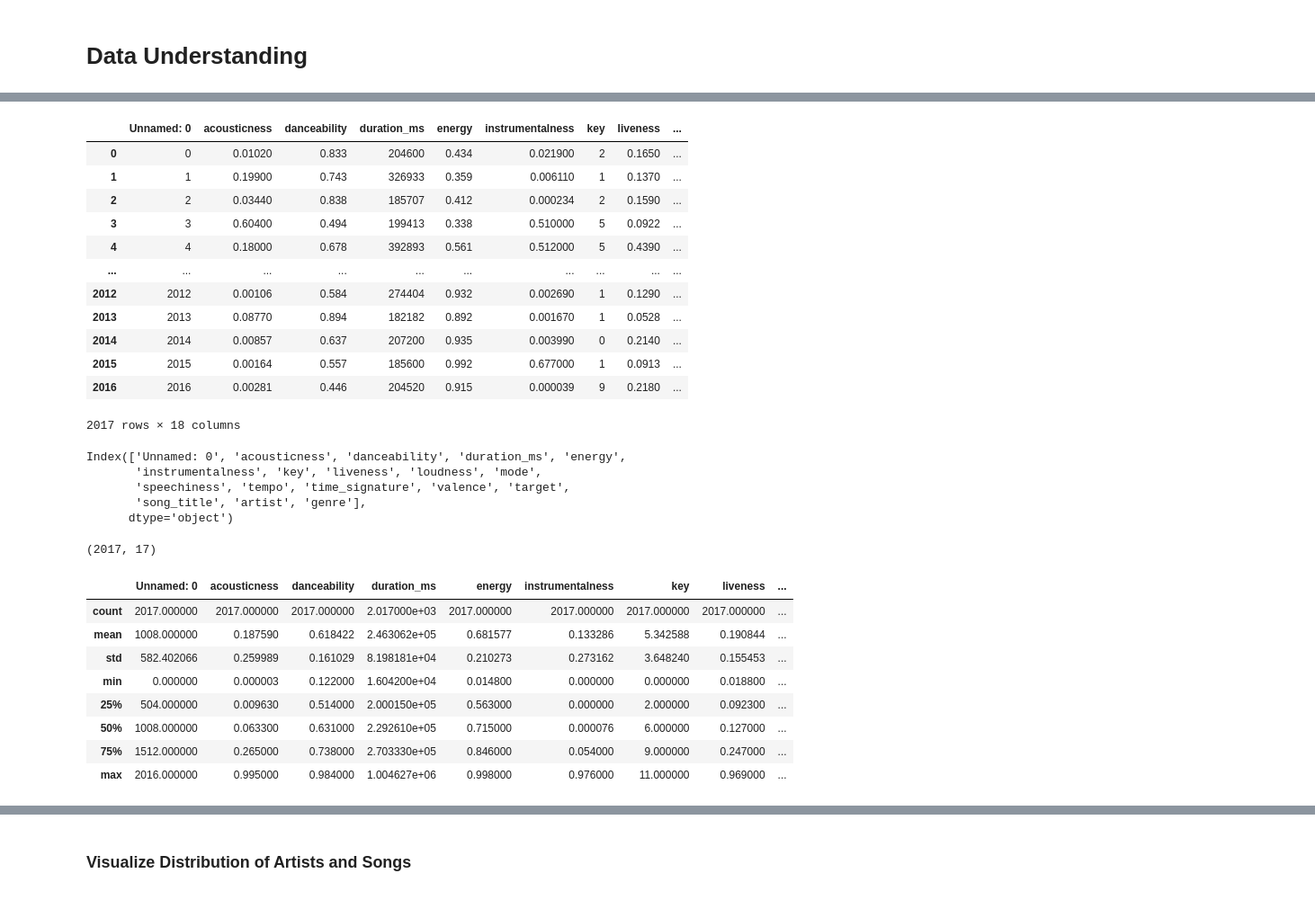
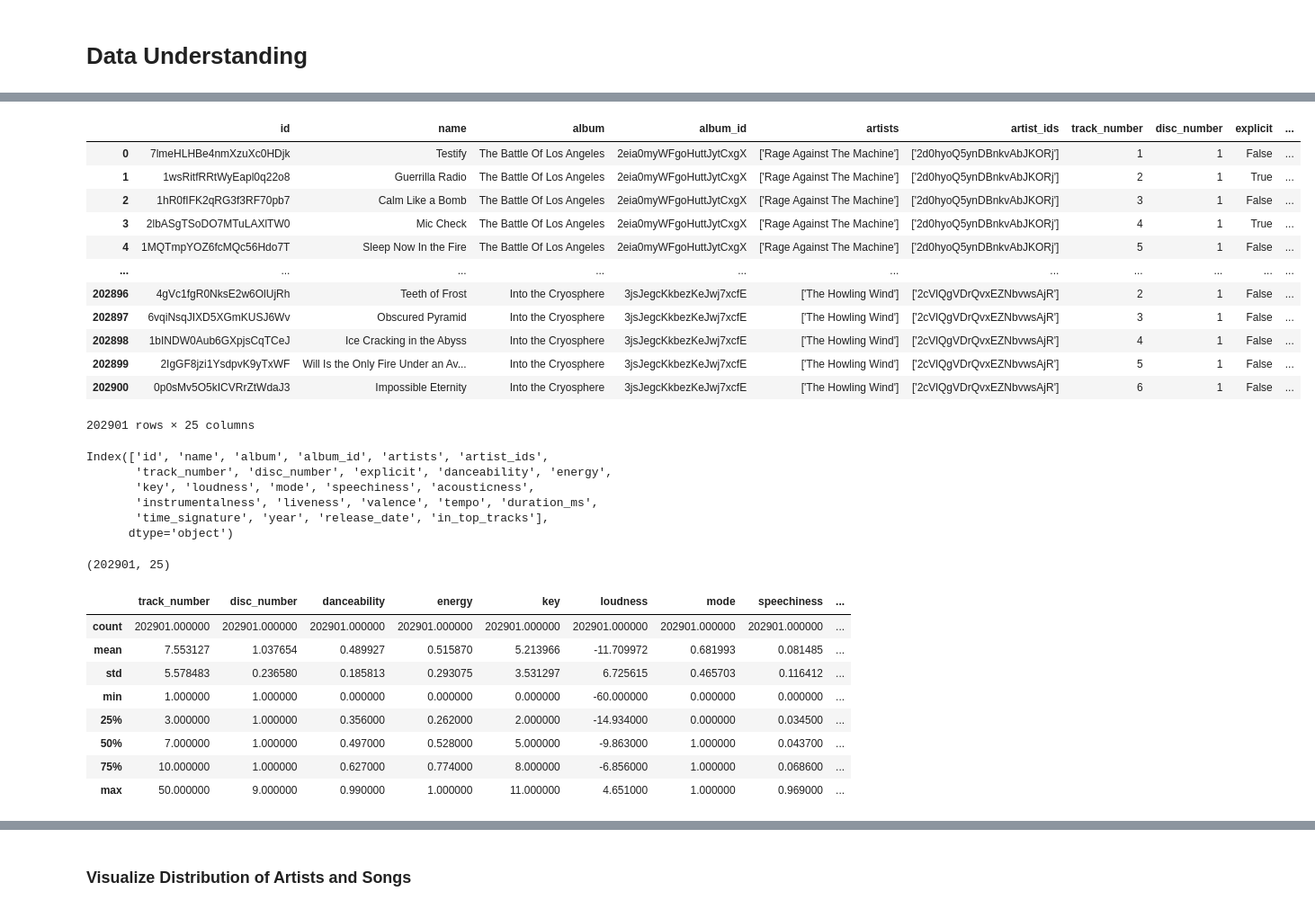
Before and after one commit to hannahdallas/captstone, a Jupyter notebook: notebook.ipynb, the cells around one changed output, grey strips where cells are left out. Shown: that part at 90% size. Saved outputs shown, nothing was run; the diff lists cells and outputs as text; code cells hidden in the pictures.

```diff
--- a/notebook.ipynb
+++ b/notebook.ipynb
@@ -35,46 +54,47 @@ import warnings
 warnings.simplefilter(action='ignore', category=FutureWarning)
 warnings.simplefilter(action='ignore', category=UserWarning)
 # %%
-df=pd.read_csv('./df_with_genres.csv')
+df=pd.read_csv('./spotify_songs.csv')
 df
 # %% [output]
-|  | Unnamed: 0 | acousticness | danceability | duration_ms | energy | instrumentalness | key | liveness | ... |
-| 0 | 0 | 0.01020 | 0.833 | 204600 | 0.434 | 0.021900 | 2 | 0.1650 | ... |
-| 1 | 1 | 0.19900 | 0.743 | 326933 | 0.359 | 0.006110 | 1 | 0.1370 | ... |
-| 2 | 2 | 0.03440 | 0.838 | 185707 | 0.412 | 0.000234 | 2 | 0.1590 | ... |
-| 3 | 3 | 0.60400 | 0.494 | 199413 | 0.338 | 0.510000 | 5 | 0.0922 | ... |
-| 4 | 4 | 0.18000 | 0.678 | 392893 | 0.561 | 0.512000 | 5 | 0.4390 | ... |
-| ... | ... | ... | ... | ... | ... | ... | ... | ... | ... |
-| 2012 | 2012 | 0.00106 | 0.584 | 274404 | 0.932 | 0.002690 | 1 | 0.1290 | ... |
-| 2013 | 2013 | 0.08770 | 0.894 | 182182 | 0.892 | 0.001670 | 1 | 0.0528 | ... |
-| 2014 | 2014 | 0.00857 | 0.637 | 207200 | 0.935 | 0.003990 | 0 | 0.2140 | ... |
-| 2015 | 2015 | 0.00164 | 0.557 | 185600 | 0.992 | 0.677000 | 1 | 0.0913 | ... |
-| 2016 | 2016 | 0.00281 | 0.446 | 204520 | 0.915 | 0.000039 | 9 | 0.2180 | ... |
+|  | id | name | album | album_id | artists | artist_ids | track_number | disc_number | explicit | ... |
+| 0 | 7lmeHLHBe4nmXzuXc0HDjk | Testify | The Battle Of Los Angeles | 2eia0myWFgoHuttJytCxgX | ['Rage Against The Machine'] | ['2d0hyoQ5ynDBnkvAbJKORj'] | 1 | 1 | False | ... |
+| 1 | 1wsRitfRRtWyEapl0q22o8 | Guerrilla Radio | The Battle Of Los Angeles | 2eia0myWFgoHuttJytCxgX | ['Rage Against The Machine'] | ['2d0hyoQ5ynDBnkvAbJKORj'] | 2 | 1 | True | ... |
+| 2 | 1hR0fIFK2qRG3f3RF70pb7 | Calm Like a Bomb | The Battle Of Los Angeles | 2eia0myWFgoHuttJytCxgX | ['Rage Against The Machine'] | ['2d0hyoQ5ynDBnkvAbJKORj'] | 3 | 1 | False | ... |
+| 3 | 2lbASgTSoDO7MTuLAXlTW0 | Mic Check | The Battle Of Los Angeles | 2eia0myWFgoHuttJytCxgX | ['Rage Against The Machine'] | ['2d0hyoQ5ynDBnkvAbJKORj'] | 4 | 1 | True | ... |
+| 4 | 1MQTmpYOZ6fcMQc56Hdo7T | Sleep Now In the Fire | The Battle Of Los Angeles | 2eia0myWFgoHuttJytCxgX | ['Rage Against The Machine'] | ['2d0hyoQ5ynDBnkvAbJKORj'] | 5 | 1 | False | ... |
+| ... | ... | ... | ... | ... | ... | ... | ... | ... | ... | ... |
+| 202896 | 4gVc1fgR0NksE2w6OlUjRh | Teeth of Frost | Into the Cryosphere | 3jsJegcKkbezKeJwj7xcfE | ['The Howling Wind'] | ['2cVlQgVDrQvxEZNbvwsAjR'] | 2 | 1 | False | ... |
+| 202897 | 6vqiNsqJIXD5XGmKUSJ6Wv | Obscured Pyramid | Into the Cryosphere | 3jsJegcKkbezKeJwj7xcfE | ['The Howling Wind'] | ['2cVlQgVDrQvxEZNbvwsAjR'] | 3 | 1 | False | ... |
+| 202898 | 1bINDW0Aub6GXpjsCqTCeJ | Ice Cracking in the Abyss | Into the Cryosphere | 3jsJegcKkbezKeJwj7xcfE | ['The Howling Wind'] | ['2cVlQgVDrQvxEZNbvwsAjR'] | 4 | 1 | False | ... |
+| 202899 | 2IgGF8jzi1YsdpvK9yTxWF | Will Is the Only Fire Under an Av... | Into the Cryosphere | 3jsJegcKkbezKeJwj7xcfE | ['The Howling Wind'] | ['2cVlQgVDrQvxEZNbvwsAjR'] | 5 | 1 | False | ... |
+| 202900 | 0p0sMv5O5kICVRrZtWdaJ3 | Impossible Eternity | Into the Cryosphere | 3jsJegcKkbezKeJwj7xcfE | ['The Howling Wind'] | ['2cVlQgVDrQvxEZNbvwsAjR'] | 6 | 1 | False | ... |
-2017 rows × 18 columns
+202901 rows × 25 columns
 # %%
 df.columns
 # %% [output]
-Index(['Unnamed: 0', 'acousticness', 'danceability', 'duration_ms', 'energy',
-       'instrumentalness', 'key', 'liveness', 'loudness', 'mode',
-       'speechiness', 'tempo', 'time_signature', 'valence', 'target',
-       'song_title', 'artist', 'genre'],
+Index(['id', 'name', 'album', 'album_id', 'artists', 'artist_ids',
+       'track_number', 'disc_number', 'explicit', 'danceability', 'energy',
+       'key', 'loudness', 'mode', 'speechiness', 'acousticness',
+       'instrumentalness', 'liveness', 'valence', 'tempo', 'duration_ms',
+       'time_signature', 'year', 'release_date', 'in_top_tracks'],
       dtype='object')
 # %%
 df.shape
 # %% [output]
-(2017, 17)
+(202901, 25)
 # %%
 df.describe()
 # %% [output]
-|  | Unnamed: 0 | acousticness | danceability | duration_ms | energy | instrumentalness | key | liveness | ... |
-| count | 2017.000000 | 2017.000000 | 2017.000000 | 2.017000e+03 | 2017.000000 | 2017.000000 | 2017.000000 | 2017.000000 | ... |
-| mean | 1008.000000 | 0.187590 | 0.618422 | 2.463062e+05 | 0.681577 | 0.133286 | 5.342588 | 0.190844 | ... |
-| std | 582.402066 | 0.259989 | 0.161029 | 8.198181e+04 | 0.210273 | 0.273162 | 3.648240 | 0.155453 | ... |
-| min | 0.000000 | 0.000003 | 0.122000 | 1.604200e+04 | 0.014800 | 0.000000 | 0.000000 | 0.018800 | ... |
-| 25% | 504.000000 | 0.009630 | 0.514000 | 2.000150e+05 | 0.563000 | 0.000000 | 2.000000 | 0.092300 | ... |
-| 50% | 1008.000000 | 0.063300 | 0.631000 | 2.292610e+05 | 0.715000 | 0.000076 | 6.000000 | 0.127000 | ... |
-| 75% | 1512.000000 | 0.265000 | 0.738000 | 2.703330e+05 | 0.846000 | 0.054000 | 9.000000 | 0.247000 | ... |
-| max | 2016.000000 | 0.995000 | 0.984000 | 1.004627e+06 | 0.998000 | 0.976000 | 11.000000 | 0.969000 | ... |
+|  | track_number | disc_number | danceability | energy | key | loudness | mode | speechiness | ... |
+| count | 202901.000000 | 202901.000000 | 202901.000000 | 202901.000000 | 202901.000000 | 202901.000000 | 202901.000000 | 202901.000000 | ... |
+| mean | 7.553127 | 1.037654 | 0.489927 | 0.515870 | 5.213966 | -11.709972 | 0.681993 | 0.081485 | ... |
+| std | 5.578483 | 0.236580 | 0.185813 | 0.293075 | 3.531297 | 6.725615 | 0.465703 | 0.116412 | ... |
+| min | 1.000000 | 1.000000 | 0.000000 | 0.000000 | 0.000000 | -60.000000 | 0.000000 | 0.000000 | ... |
+| 25% | 3.000000 | 1.000000 | 0.356000 | 0.262000 | 2.000000 | -14.934000 | 0.000000 | 0.034500 | ... |
+| 50% | 7.000000 | 1.000000 | 0.497000 | 0.528000 | 5.000000 | -9.863000 | 1.000000 | 0.043700 | ... |
+| 75% | 10.000000 | 1.000000 | 0.627000 | 0.774000 | 8.000000 | -6.856000 | 1.000000 | 0.068600 | ... |
+| max | 50.000000 | 9.000000 | 0.990000 | 1.000000 | 11.000000 | 4.651000 | 1.000000 | 0.969000 | ... |
 # %%
 # Set visualization style
 sns.set(style="whitegrid")
```
Also changed, not shown: parts of 72 cells of this notebook.
